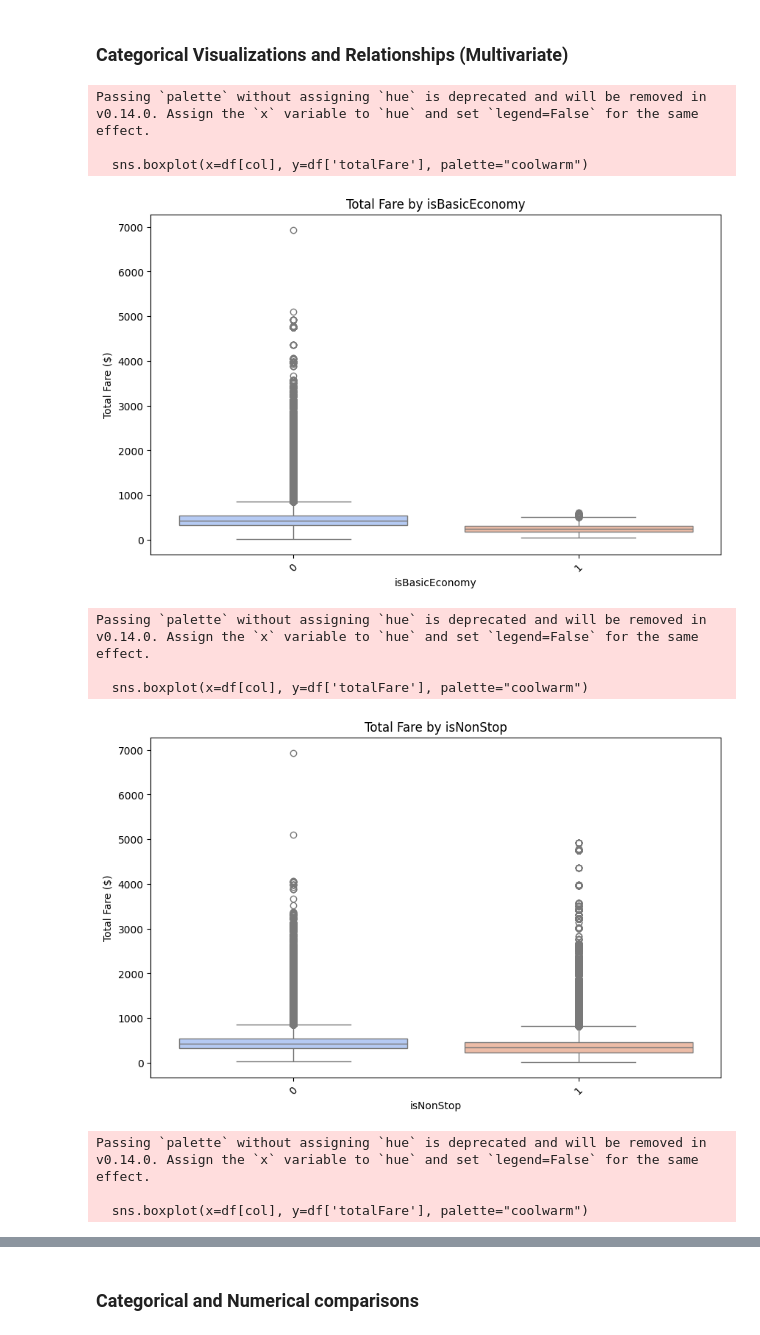
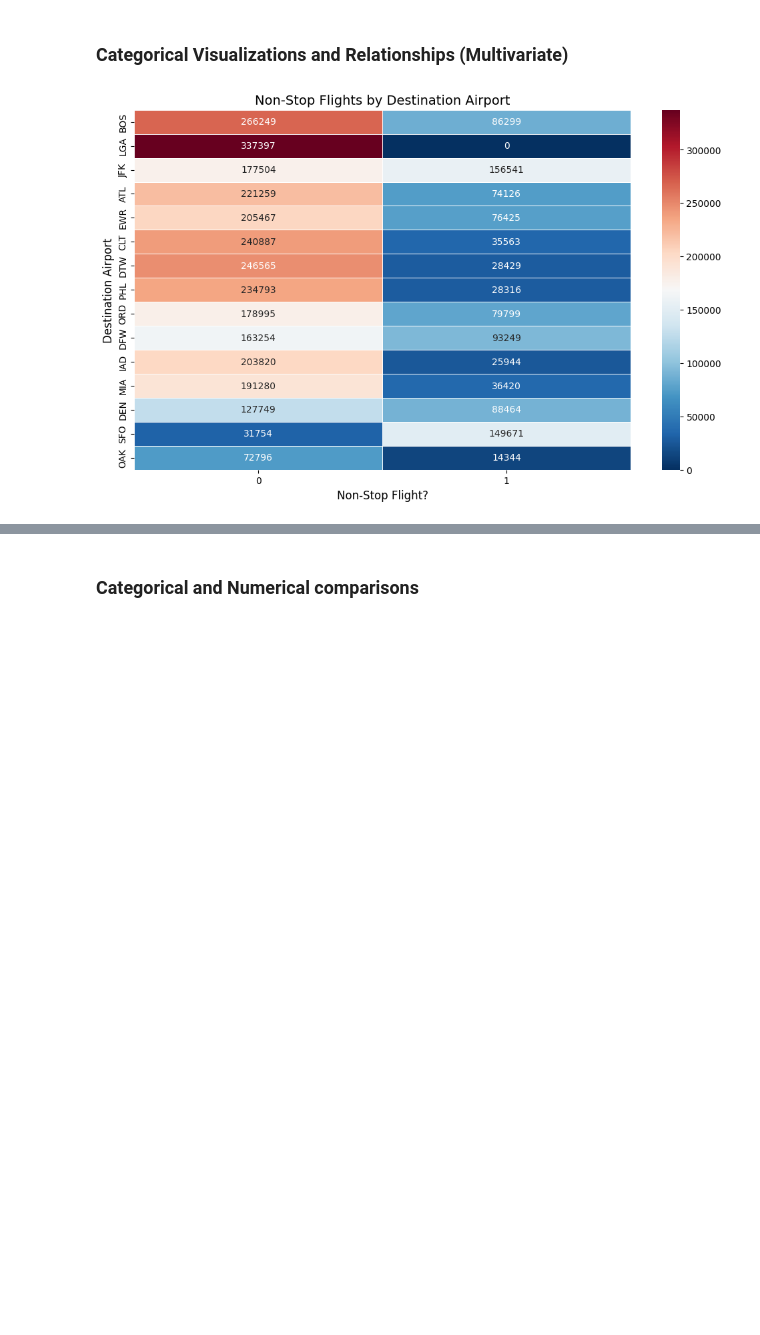
Before and after one commit to camrync23/Capstone-Project, a Jupyter notebook: notebooks/data_exploration.ipynb, the cells around one changed output, grey strips where cells are left out. Cells and saved outputs as stored; diff of their text form; code cells hidden in the pictures; blank space fills up the shorter version.

```diff
--- a/notebooks/data_exploration.ipynb
+++ b/notebooks/data_exploration.ipynb
@@ -350,23 +321,20 @@ Name: count, dtype: int64
 # %% [markdown]
 ### Categorical Visualizations and Relationships (Multivariate)
 # %%
-pd.crosstab(df['destinationAirport'], df['isNonStop'])
+crosstab = pd.crosstab(df['destinationAirport'], df['isNonStop'])
 
-plt.figure(figsize=(10,6))
-sns.heatmap(pd.crosstab(df['destinationAirport'], df['isNonStop']), annot=True, cmap="coolwarm")
-plt.title("Non-Stop Flights by Destination Airport")
-plt.xlabel("Non-Stop Flight?")
-plt.ylabel("Destination Airport")
+#sort by total flights
+crosstab['Total'] = crosstab.sum(axis=1)
+crosstab = crosstab.sort_values(by='Total', ascending=False).drop(columns=['Total'])
+
+# Plot heatmap
+plt.figure(figsize=(12, 7))
+sns.heatmap(crosstab, annot=True, fmt="g", cmap="RdBu_r", linewidths=0.5, annot_kws={"size": 10})
+plt.title("Non-Stop Flights by Destination Airport", fontsize=14)
+plt.xlabel("Non-Stop Flight?", fontsize=12)
+plt.ylabel("Destination Airport", fontsize=12)
+plt.xticks(fontsize=10)
+plt.yticks(fontsize=10)
 plt.show()
 # %% [output]
-Passing `palette` without assigning `hue` is deprecated and will be removed in v0.14.0. Assign the `x` variable to `hue` and set `legend=False` for the same effect.
-
-  sns.boxplot(x=df[col], y=df['totalFare'], palette="coolwarm")
-[figure, old version]
+[figure, new version]
-Passing `palette` without assigning `hue` is deprecated and will be removed in v0.14.0. Assign the `x` variable to `hue` and set `legend=False` for the same effect.
-
-  sns.boxplot(x=df[col], y=df['totalFare'], palette="coolwarm")
-[figure, removed]
-Passing `palette` without assigning `hue` is deprecated and will be removed in v0.14.0. Assign the `x` variable to `hue` and set `legend=False` for the same effect.
-
-  sns.boxplot(x=df[col], y=df['totalFare'], palette="coolwarm")
```
Also changed, not shown: parts of 31 cells of this notebook.
